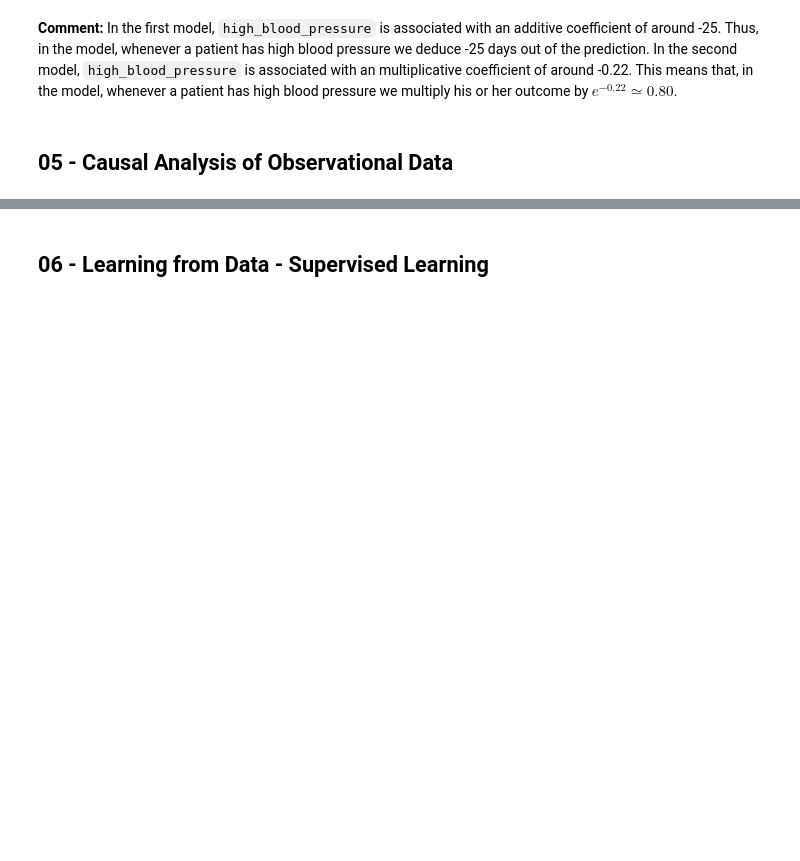
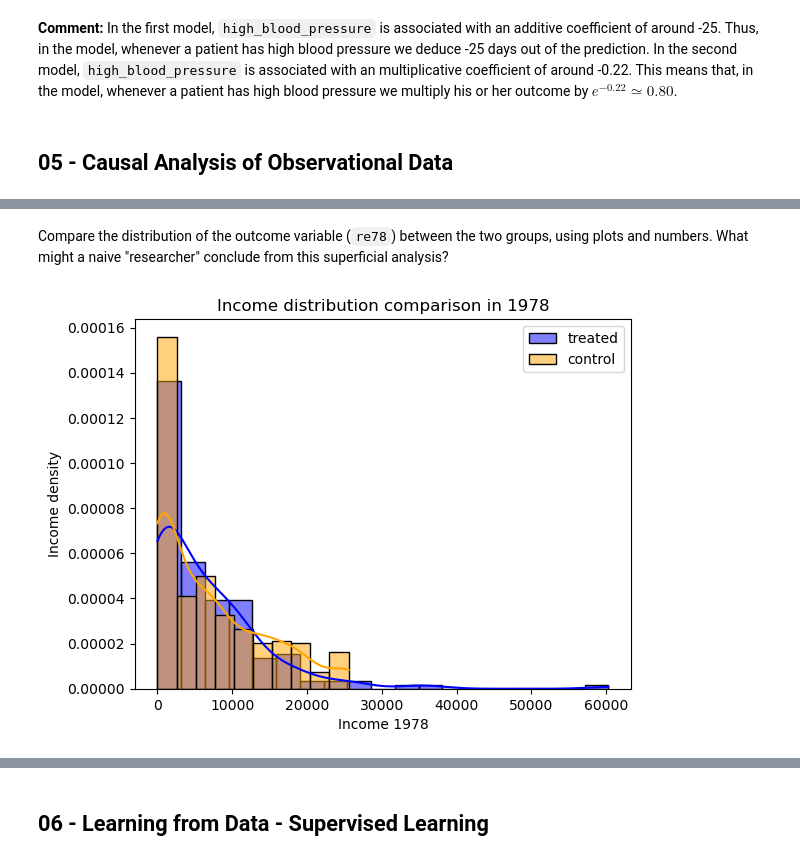
Before and after one commit to alessiodesogus/2023, a Jupyter notebook: Exam/Helpers/Exam_helpers.ipynb, the cells around one changed output, grey strips where cells are left out. Cells and saved outputs as stored; diff of their text form; code cells hidden in the pictures; blank space fills up the shorter version.

```diff
--- a/Exam/Helpers/Exam_helpers.ipynb
+++ b/Exam/Helpers/Exam_helpers.ipynb
@@ -1499,0 +1506,3 @@ In the second model, `high_blood_pressure` is associated with an multiplicative
+# %%
+lalonde_data = pd.read_csv(DATA_FOLDER + 'lalonde.csv')
+lalonde_data.sample(10)
@@ -1499,0 +1521,13 @@ In the second model, `high_blood_pressure` is associated with an multiplicative
+# %% [markdown]
+Compare the distribution of the outcome variable (`re78`) between the two groups, using plots and numbers. What might a naive "researcher" conclude from this superficial analysis?
+# %%
+treated = lalonde_data.loc[lalonde_data['treat'] == 1] # People that attained the programme
+control = lalonde_data.loc[lalonde_data['treat'] == 0] # People that didn't attain the programme
+# %%
+ax = sns.histplot(treated['re78'], kde=True, stat='density', color='blue', label='treated')
+ax = sns.histplot(control['re78'], kde=True, stat='density', color='orange', label='control')
+ax.set(title='Income distribution comparison in 1978',xlabel='Income 1978', ylabel='Income density')
+plt.legend()
+plt.show()
+# %% [output]
+[figure, added]
```
Also changed, not shown: parts of 88 cells of this notebook, 4 other files.
